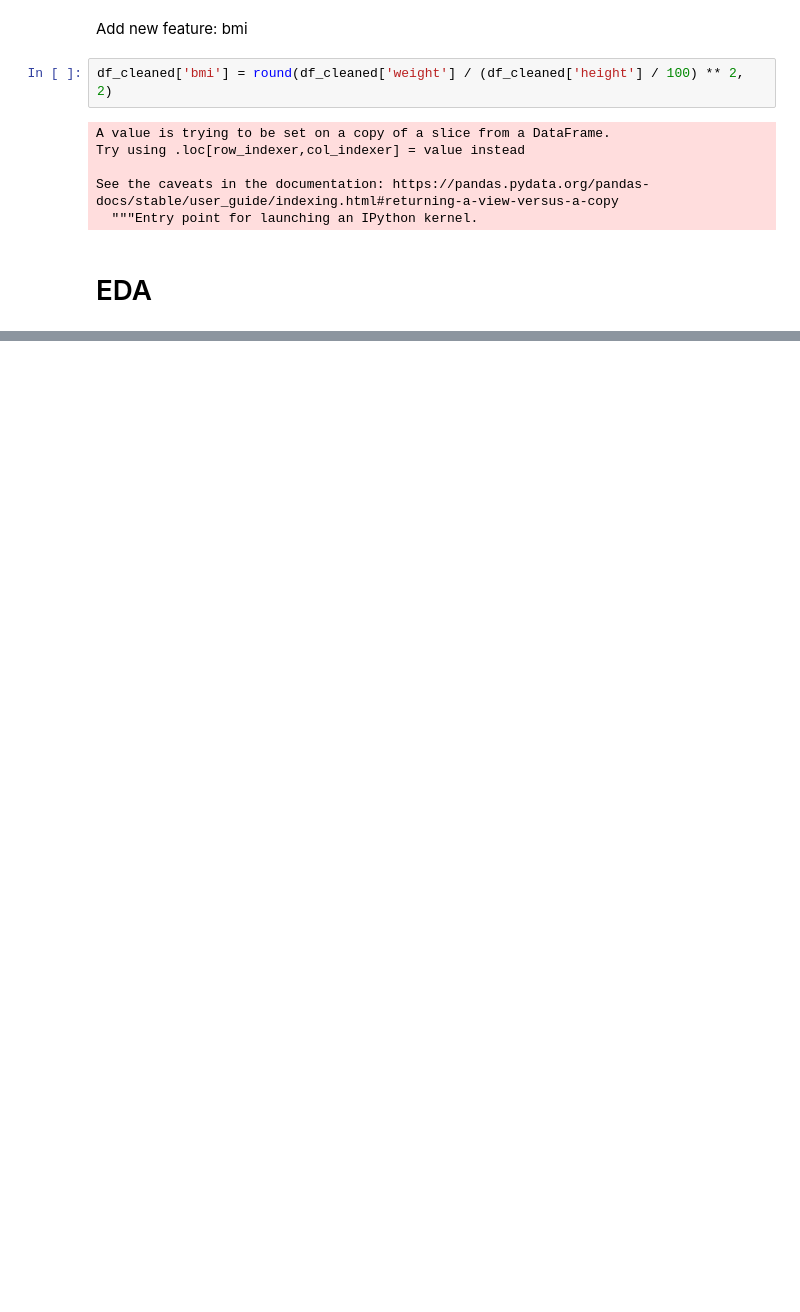
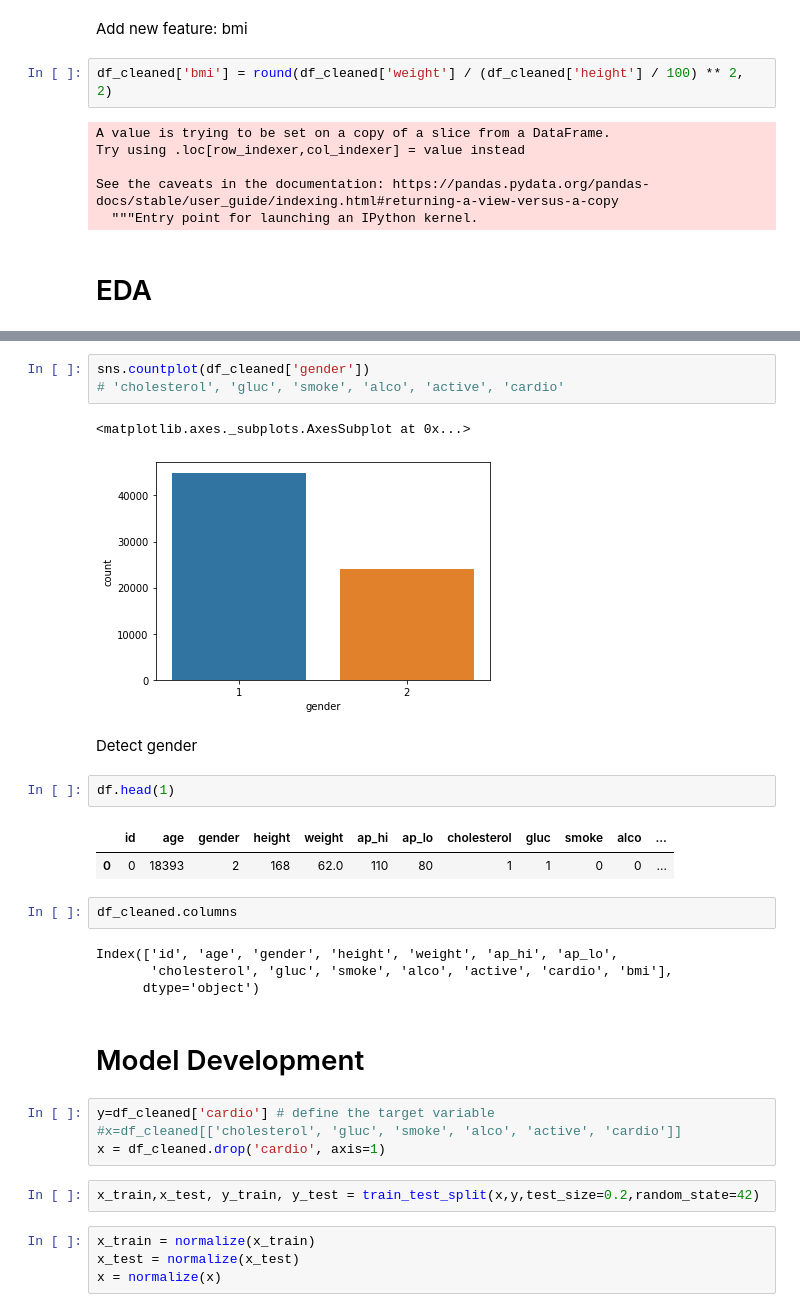
Before and after one commit to Dennieeeee/Heart-Disease, a Jupyter notebook: Cardiovascular_心血管.ipynb, the cells around one changed output, grey strips where cells are left out. Cells and saved outputs as stored; diff of their text form; blank space fills up the shorter version.

```diff
--- a/Cardiovascular_心血管.ipynb
+++ b/Cardiovascular_心血管.ipynb
@@ -221,0 +246,31 @@ sns.heatmap(df_cleaned.corr(), fmt=".3f", linewidths=0.5, annot=True)
+# %%
+sns.countplot(df_cleaned['gender'])
+# 'cholesterol', 'gluc', 'smoke', 'alco', 'active', 'cardio'
+# %% [output]
+<matplotlib.axes._subplots.AxesSubplot at 0x...>
+[figure, added]
+# %% [markdown]
+Detect gender
+# %%
+df.head(1)
+# %% [output]
+|  | id | age | gender | height | weight | ap_hi | ap_lo | cholesterol | gluc | smoke | alco | ... |
+| 0 | 0 | 18393 | 2 | 168 | 62.0 | 110 | 80 | 1 | 1 | 0 | 0 | ... |
+# %%
+df_cleaned.columns
+# %% [output]
+Index(['id', 'age', 'gender', 'height', 'weight', 'ap_hi', 'ap_lo',
+       'cholesterol', 'gluc', 'smoke', 'alco', 'active', 'cardio', 'bmi'],
+      dtype='object')
+# %% [markdown]
+# Model Development
+# %%
+y=df_cleaned['cardio'] # define the target variable
+#x=df_cleaned[['cholesterol', 'gluc', 'smoke', 'alco', 'active', 'cardio']]
+x = df_cleaned.drop('cardio', axis=1)
+# %%
+x_train,x_test, y_train, y_test = train_test_split(x,y,test_size=0.2,random_state=42)
+# %%
+x_train = normalize(x_train)
+x_test = normalize(x_test)
+x = normalize(x)
```
Also changed, not shown: parts of 13 cells of this notebook.
